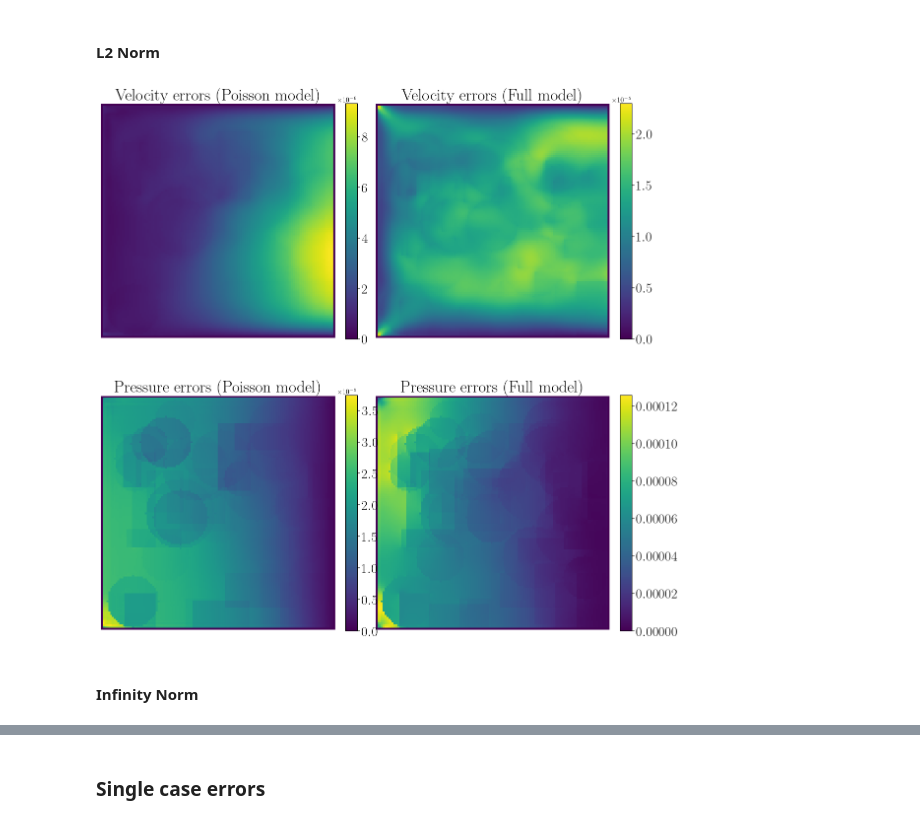
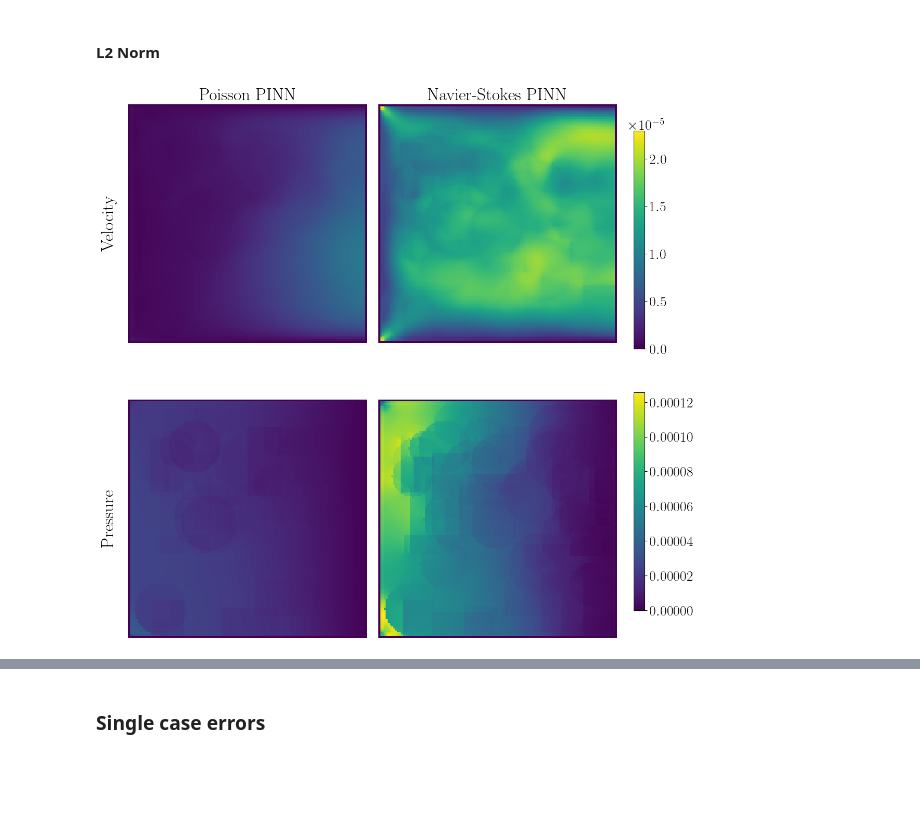
Before and after one commit to gregorkovac/pinn-accelerated-cfd, a Jupyter notebook: src/analysis/analysis.ipynb, the cells around one changed output, grey strips where cells are left out. Drawn from its saved outputs; the diff is of its cells as text; code cells hidden in the pictures; blank space fills up the shorter version.

```diff
--- a/src/analysis/analysis.ipynb
+++ b/src/analysis/analysis.ipynb
@@ -276,9 +269,7 @@ err_pointwise_plot(errors)
 # %%
 importlib.reload(analysis_functions)
 
 errors = analysis_functions.compute_errors(results, norm="2")
-analysis_functions.err_pointwise_plot(errors)
+analysis_functions.err_pointwise_plot(errors, title="mean_err.pdf")
 # %% [output]
-[figure, old version]
+[figure, new version]
-# %% [markdown]
-#### Infinity Norm
```
Also changed, not shown: parts of 6 cells of this notebook, 13 other files.
